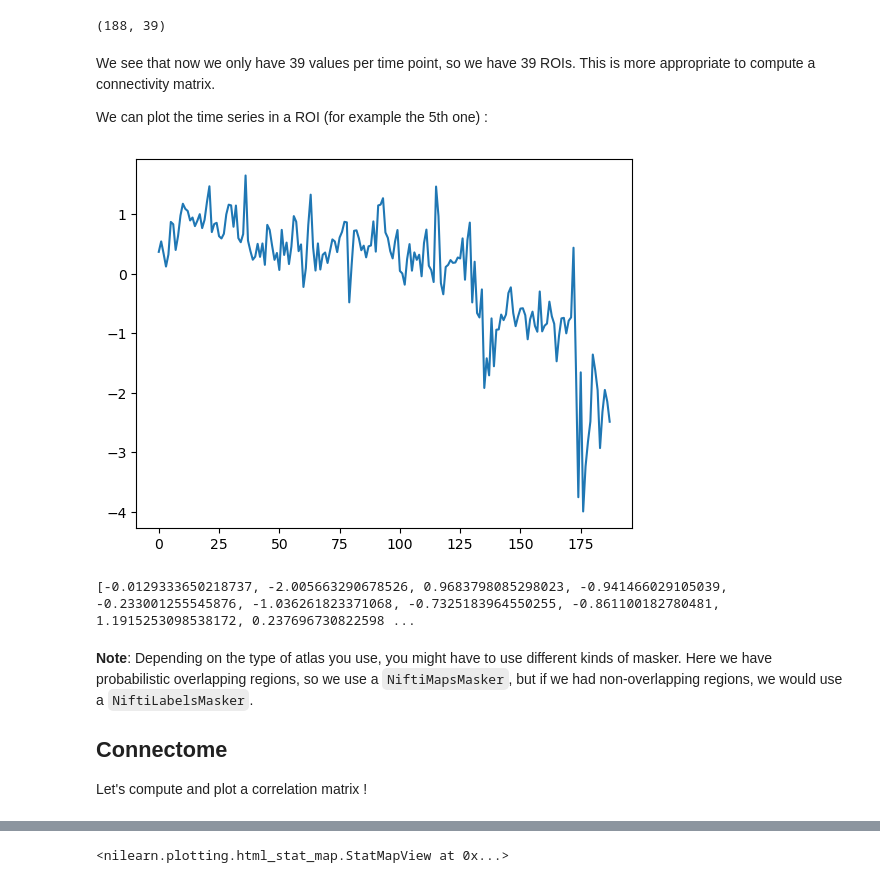
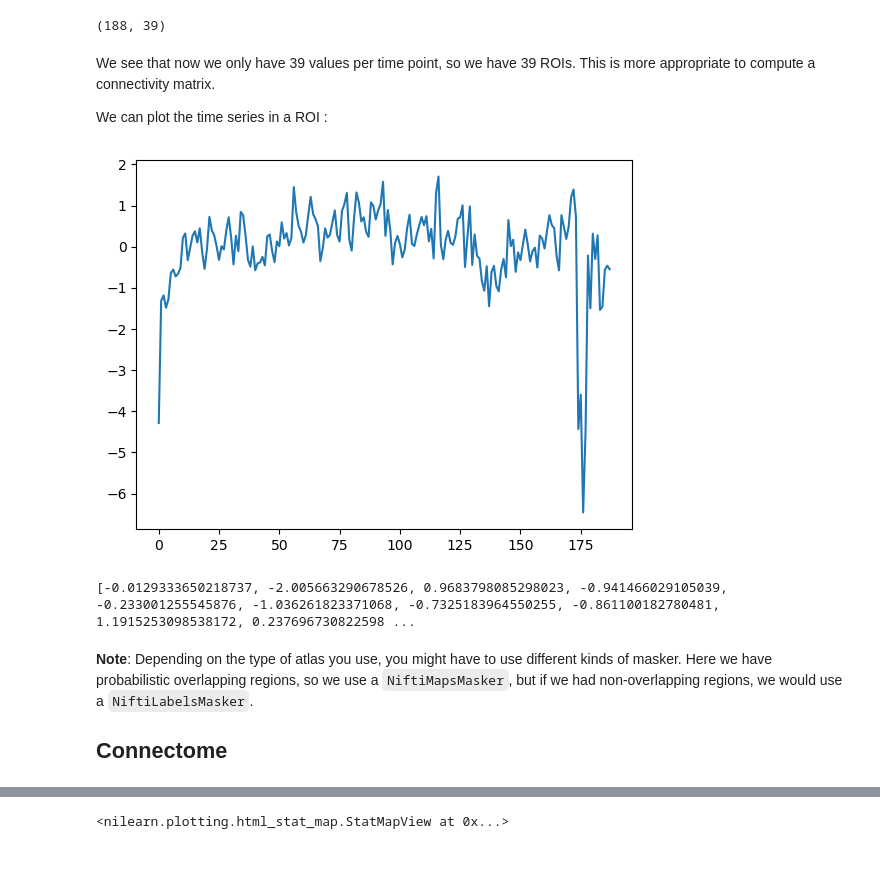
Before and after one commit to SkyStream5240/brainhack2025, a Jupyter notebook: projectVisualizeTest.ipynb, the cells around one changed output, grey strips where cells are left out. Cells and saved outputs as stored; diff of their text form; code cells hidden in the pictures.

```diff
--- a/projectVisualizeTest.ipynb
+++ b/projectVisualizeTest.ipynb
@@ -178,6 +191,8 @@ An easier way to manipulate the data would be to use an atlas, that defines regi
 atlas_dataset = datasets.fetch_atlas_msdl(data_dir=ref_data_dir)
 atlas_filepath = atlas_dataset.maps
 labels = atlas_dataset.labels
+
+atlas_regname = pd.read_csv('refDLdata/msdl_atlas/MSDL_rois/msdl_rois_labels.csv')
 # %% [output]
 [get_dataset_dir] Dataset found in /Users/hycheng/Desktop/MS/113-2/BH/final_project/refDLdata/msdl_atlas
 # %% [markdown]
@@ -197,34 +210,26 @@ data_in_atlas.shape
 # %% [markdown]
 We see that now we only have 39 values per time point, so we have 39 ROIs. This is more appropriate to compute a connectivity matrix.
 
-We can plot the time series in a ROI (for example the 5th one) :
+We can plot the time series in a ROI :
 # %%
 # plot the signals in (one of the) 39 brain region(s)
-plt.plot(data_in_atlas[:,0])
+plt.plot(data_in_atlas[:,1])
 plt.show()
 
 
 # extract the activity
 for i in range(39):
-    o_act = []
-    p_act = []
-    diff = []
-    for j in o_onset_img :
-        o_act.append(data_in_atlas[j, i])
-    for j in p_onset_img :
-        p_act.append(data_in_atlas[j, i])
-    for k in range(len(o_act)):
-        diff.append(p_act[k]-o_act[k])
-print(diff)
+    region_diff = extract_diff(data_in_atlas, o_onset_img, p_onset_img, reg_num=i)
+    CatNSave(region_diff, cond=cond, sub=subject, run=run, breg=atlas_regname['name'][i])
+
+print(region_diff)
 # %% [output]
-[figure, old version]
+[figure, new version]
 [-0.0129333650218737, -2.005663290678526, 0.9683798085298023, -0.941466029105039, -0.233001255545876, -1.036261823371068, -0.7325183964550255, -0.861100182780481, 1.1915253098538172, 0.237696730822598 ...
 # %% [markdown]
 **Note**: Depending on the type of atlas you use, you might have to use different kinds of masker. Here we have probabilistic overlapping regions, so we use a `NiftiMapsMasker`, but if we had non-overlapping regions, we would use a `NiftiLabelsMasker`.
 
 ## Connectome
-
-Let's compute and plot a correlation matrix !
 # %%
 from nilearn.connectome import ConnectivityMeasure
 correlation_measure = ConnectivityMeasure(kind='correlation')
```
Also changed, not shown: parts of 25 cells of this notebook.
